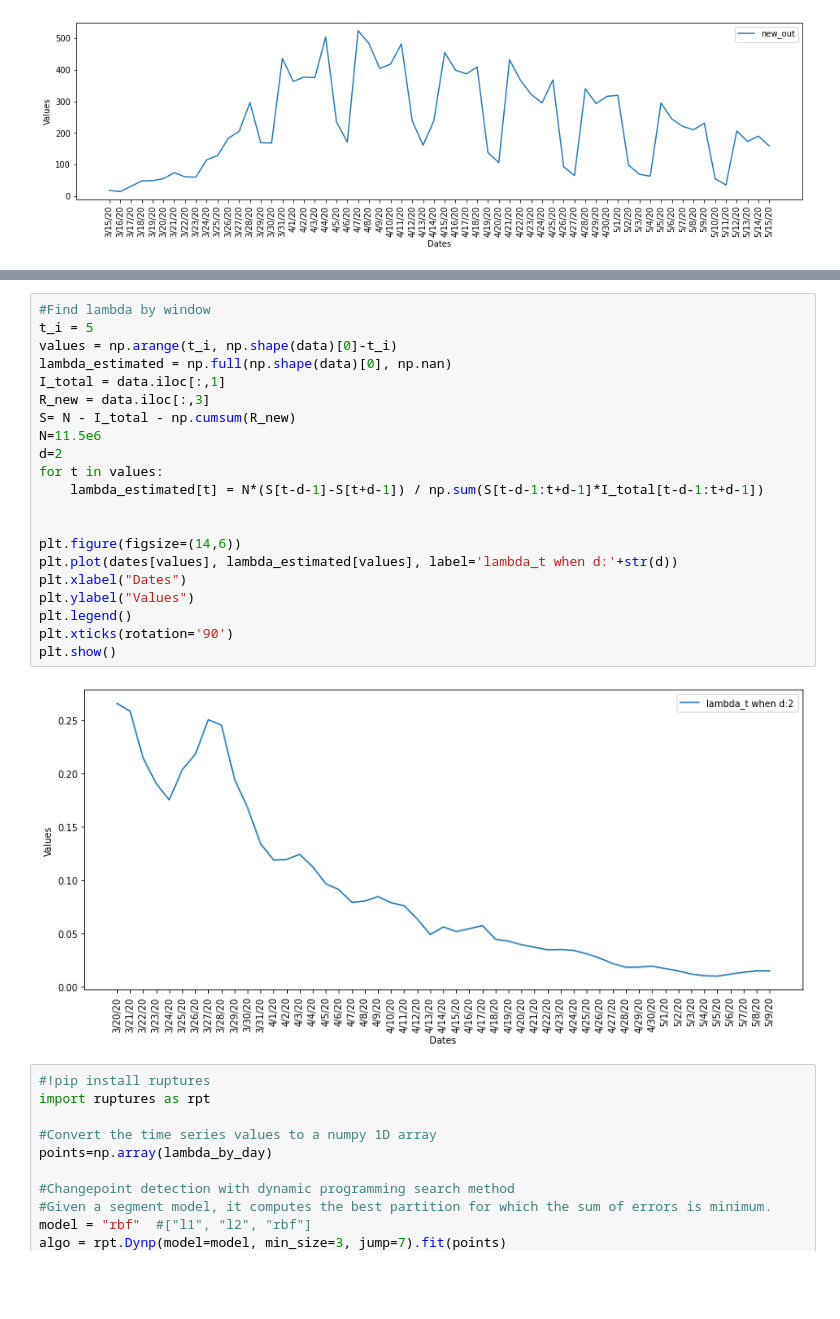
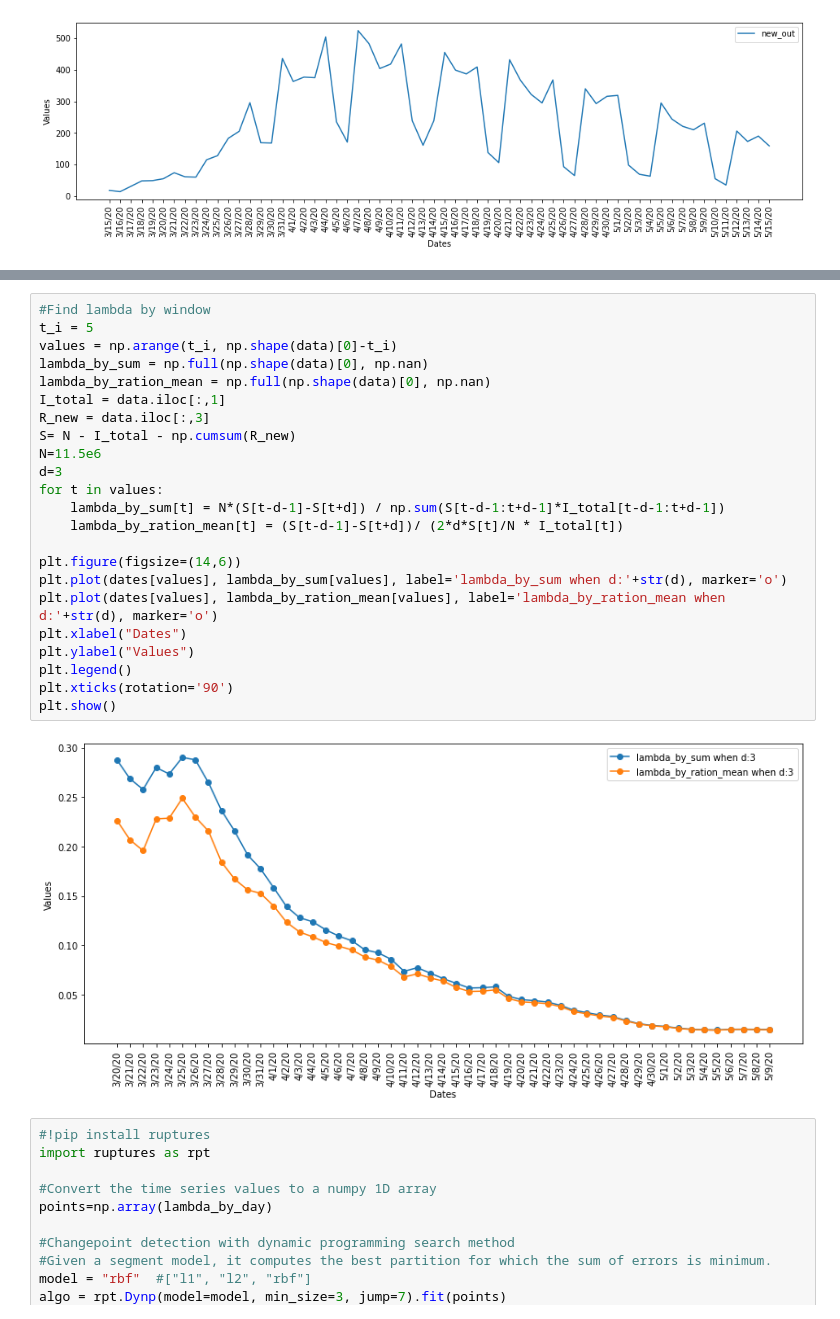
Before and after one commit to OD1992/Python-programs, a Jupyter notebook: Change_point_belgium.ipynb, the cells around one changed output, grey strips where cells are left out. Cells and saved outputs as stored; diff of their text form; blank space fills up the shorter version.

```diff
--- a/Change_point_belgium.ipynb
+++ b/Change_point_belgium.ipynb
@@ -224,26 +195,28 @@ plt.show()
 # %%
 #Find lambda by window
 t_i = 5
 values = np.arange(t_i, np.shape(data)[0]-t_i)
-lambda_estimated = np.full(np.shape(data)[0], np.nan)
+lambda_by_sum = np.full(np.shape(data)[0], np.nan)
+lambda_by_ration_mean = np.full(np.shape(data)[0], np.nan)
 I_total = data.iloc[:,1]
 R_new = data.iloc[:,3]
 S= N - I_total - np.cumsum(R_new)
 N=11.5e6
-d=2
+d=3
 for t in values:
-    lambda_estimated[t] = N*(S[t-d-1]-S[t+d-1]) / np.sum(S[t-d-1:t+d-1]*I_total[t-d-1:t+d-1])
-
+    lambda_by_sum[t] = N*(S[t-d-1]-S[t+d]) / np.sum(S[t-d-1:t+d-1]*I_total[t-d-1:t+d-1])
+    lambda_by_ration_mean[t] = (S[t-d-1]-S[t+d])/ (2*d*S[t]/N * I_total[t])
 
 plt.figure(figsize=(14,6))
-plt.plot(dates[values], lambda_estimated[values], label='lambda_t when d:'+str(d))
+plt.plot(dates[values], lambda_by_sum[values], label='lambda_by_sum when d:'+str(d), marker='o')
+plt.plot(dates[values], lambda_by_ration_mean[values], label='lambda_by_ration_mean when d:'+str(d), marker='o')
 plt.xlabel("Dates")
 plt.ylabel("Values")
 plt.legend()
 plt.xticks(rotation='90')
 plt.show()
 # %% [output]
-[figure, old version]
+[figure, new version]
 # %%
 #!pip install ruptures
 import ruptures as rpt
```
Also changed, not shown: parts of 2 cells of this notebook.
